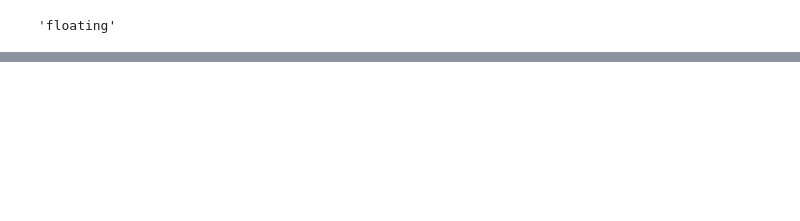
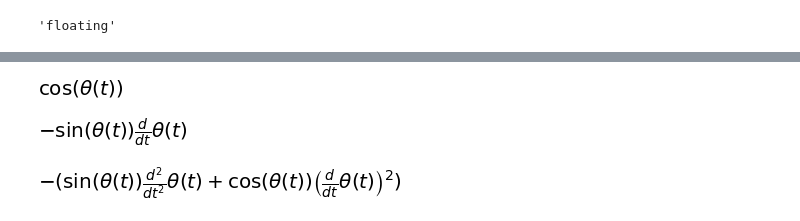
Before and after one commit to khaledghobashy/asurt_cdt, a Jupyter notebook: gui_v6.ipynb, the cells around one changed output, grey strips where cells are left out. Drawn from its saved outputs; the diff is of its cells as text; code cells hidden in the pictures; blank space fills up the shorter version.

```diff
--- a/gui_v6.ipynb
+++ b/gui_v6.ipynb
@@ -101,0 +143,14 @@ edit_node(g,'jcl_uca_rev')
+# %%
+t=sy.Symbol('t')
+theta=sy.Function('theta')(t)
+sy.cos(theta)
+# %% [output]
+[figure, added]
+# %%
+sy.diff(sy.cos(theta),t,1)
+# %% [output]
+[figure, added]
+# %%
+sy.diff(sy.cos(theta),t,2)
+# %% [output]
+[figure, added]
```
Also changed, not shown: parts of 22 cells of this notebook, 4 other files.
